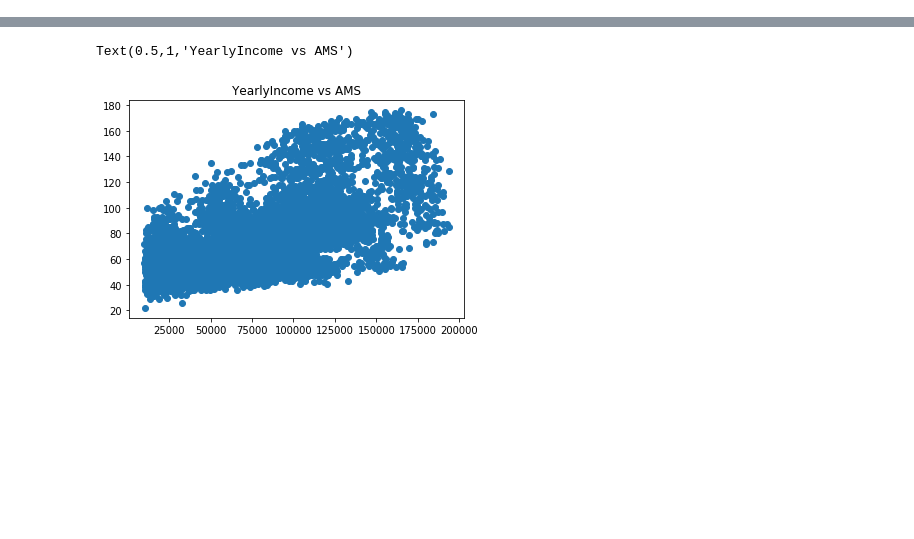
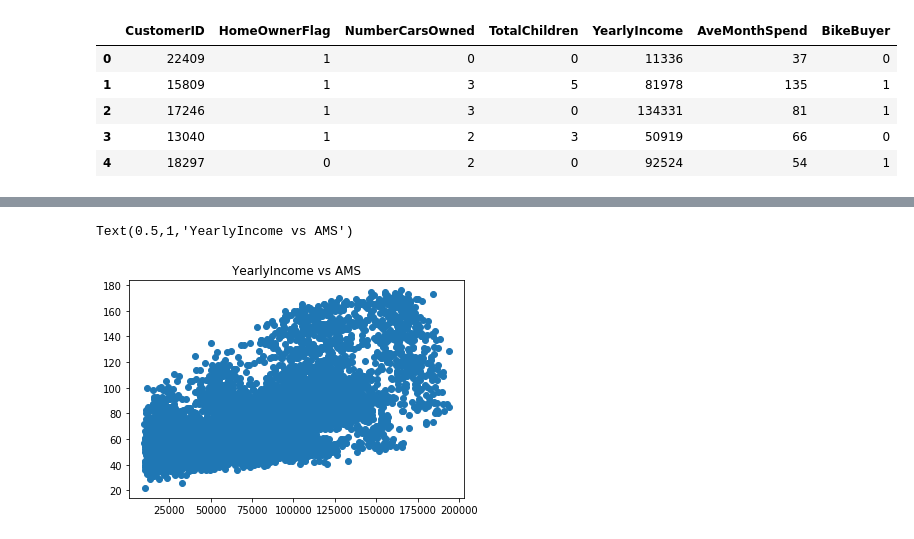
Before and after one commit to Oluwaseyitan/Python-Projects, a Jupyter notebook: Final Avg Month Spend- Regression.ipynb, the cells around one changed output, grey strips where cells are left out. Cells and saved outputs as stored; diff of their text form; code cells hidden in the pictures; blank space fills up the shorter version.

```diff
--- a/Final Avg Month Spend- Regression.ipynb
+++ b/Final Avg Month Spend- Regression.ipynb
@@ -0,0 +43,29 @@
+# %%
+#spliting data columns into numeric and categorical
+
+df_num_counter=0
+df_other_counter=0
+for col in Train:
+    if (Train[col].dtype)in ["int64", "float64"]:
+        df_num_col=pd.DataFrame(Train[col], columns=[col])
+        if df_num_counter==0:
+            df_num=df_num_col
+        else:
+            df_num=df_num.join(df_num_col)
+        df_num_counter=df_num_counter+1
+    else:
+        df_other_col=pd.DataFrame(Train[col], columns=[col])
+        if df_other_counter==0:
+            df_other=df_other_col
+        else:
+            df_other=df_other.join(df_other_col)
+        df_other_counter=df_other_counter+1
+# %%
+df_num.head()
+# %% [output]
+|  | CustomerID | HomeOwnerFlag | NumberCarsOwned | TotalChildren | YearlyIncome | AveMonthSpend | BikeBuyer |
+| 0 | 22409 | 1 | 0 | 0 | 11336 | 37 | 0 |
+| 1 | 15809 | 1 | 3 | 5 | 81978 | 135 | 1 |
+| 2 | 17246 | 1 | 3 | 0 | 134331 | 81 | 1 |
+| 3 | 13040 | 1 | 2 | 3 | 50919 | 66 | 0 |
+| 4 | 18297 | 0 | 2 | 0 | 92524 | 54 | 1 |
```
Also changed, not shown: parts of 13 cells of this notebook.
